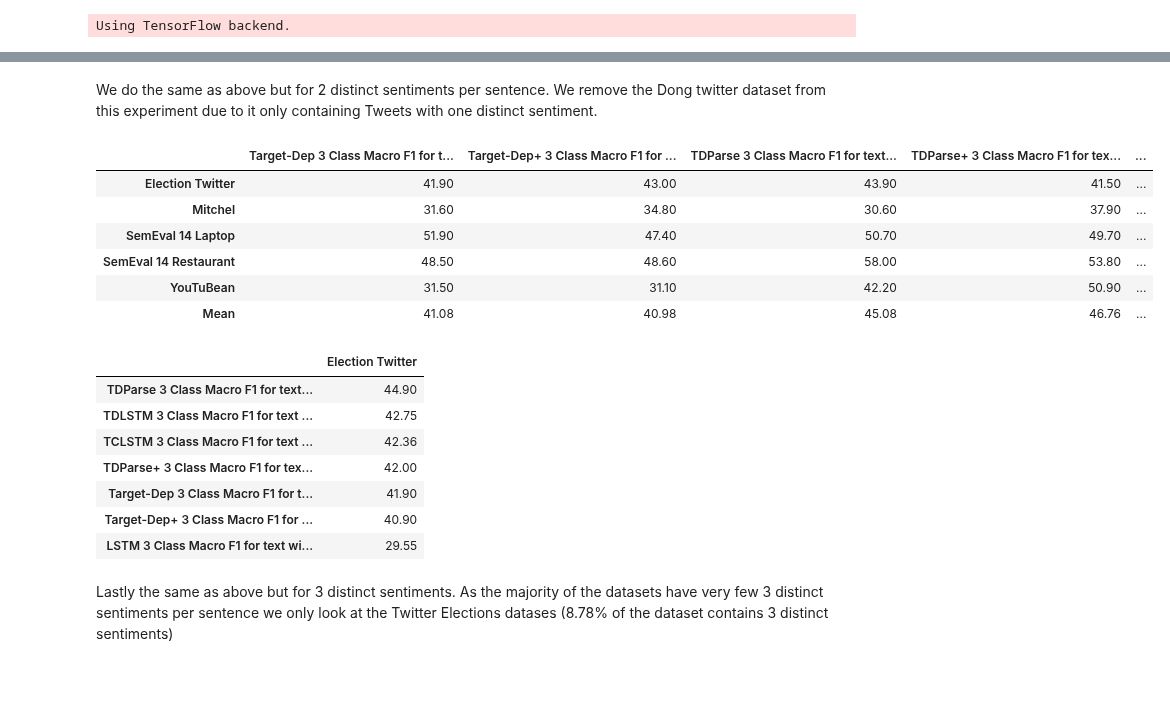
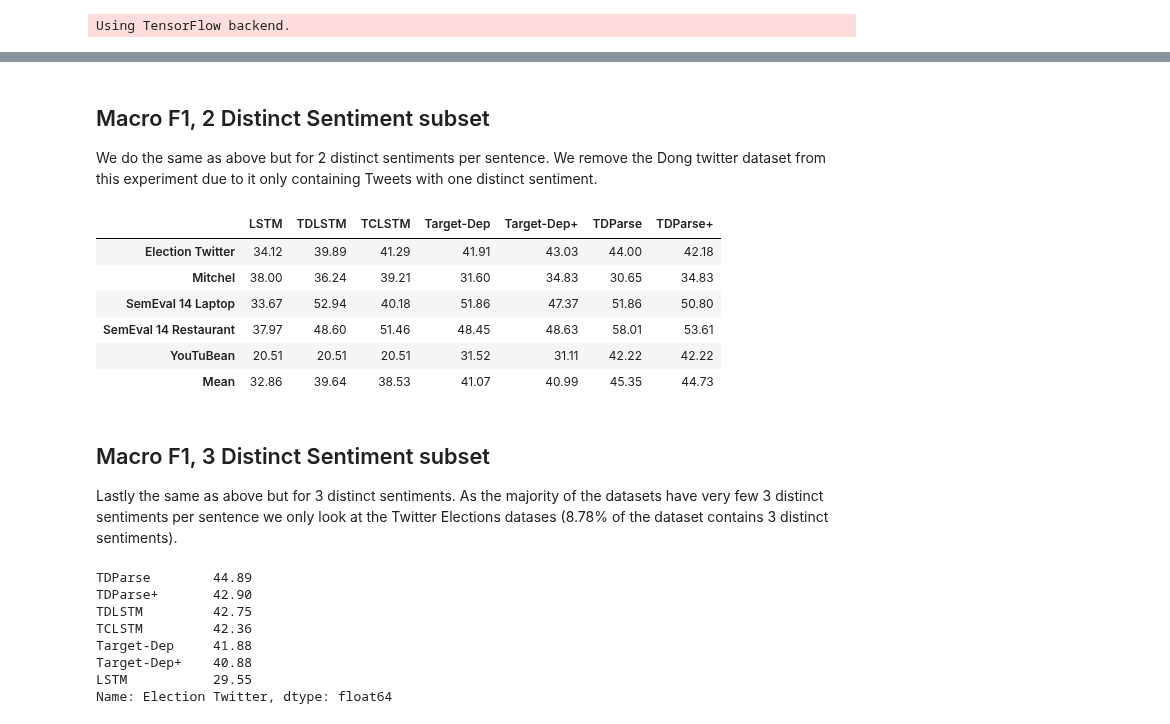
Before and after one commit to apmoore1/Bella, a Jupyter notebook: notebooks/Mass Evaluation Result Analysis.ipynb, the cells around one changed output, grey strips where cells are left out. Drawn from its saved outputs; the diff is of its cells as text; code cells hidden in the pictures; blank space fills up the shorter version.

```diff
--- a/notebooks/Mass Evaluation Result Analysis.ipynb
+++ b/notebooks/Mass Evaluation Result Analysis.ipynb
@@ -208,42 +135,40 @@ pd.concat((one_dist_sent, lstm_one_dist_sent), 1).round(2)
 # %% [markdown]
+## Macro F1, 2 Distinct Sentiment subset
+
 We do the same as above but for 2 distinct sentiments per sentence. We remove the Dong twitter dataset from this experiment due to it only containing Tweets with one distinct sentiment.
 # %%
-two_dist_sent = extract_columns(model_result_fp, ['3 Class Macro F1 for text with 2 distinct sentiments'])
-two_dist_sent = add_mean(two_dist_sent)
-lstm_two_dist_sent = evaluate_datasets(distinct_sentiment_metrics, dataset_test, all_results, custom_metric=True,
-                                       distinct_sentiments=2, metric_func=f1_score,
-                                       metric_kwargs={'average': 'macro'})
-lstm_two_dist_sent = to_dataframe(lstm_two_dist_sent, '3 Class Macro F1 for text with 2 distinct sentiments')
-two_dist_sent = pd.concat((two_dist_sent, lstm_two_dist_sent), 1).round(2)
+two_dist_sent = evaluation.evaluate_models(distinct_sentiment_metrics, dataset_test,
+                                           all_results, custom_metric=True,
+                                           dataframe=True, distinct_sentiments=2,
+                                           metric_func=f1_score, average='macro')
 two_dist_sent = two_dist_sent.drop('Dong Twitter')
 two_dist_sent = two_dist_sent.drop('Mean')
 two_dist_mean = pd.Series(two_dist_sent.mean(), name='Mean')
-two_dist_sent.append(two_dist_mean).round(2)
+(two_dist_sent.append(two_dist_mean) * 100).round(2)
 # %% [output]
-|  | Target-Dep 3 Class Macro F1 for t... | Target-Dep+ 3 Class Macro F1 for ... | TDParse 3 Class Macro F1 for text... | TDParse+ 3 Class Macro F1 for tex... | ... |
-| Election Twitter | 41.90 | 43.00 | 43.90 | 41.50 | ... |
-| Mitchel | 31.60 | 34.80 | 30.60 | 37.90 | ... |
-| SemEval 14 Laptop | 51.90 | 47.40 | 50.70 | 49.70 | ... |
-| SemEval 14 Restaurant | 48.50 | 48.60 | 58.00 | 53.80 | ... |
-| YouTuBean | 31.50 | 31.10 | 42.20 | 50.90 | ... |
-| Mean | 41.08 | 40.98 | 45.08 | 46.76 | ... |
+|  | LSTM | TDLSTM | TCLSTM | Target-Dep | Target-Dep+ | TDParse | TDParse+ |
+| Election Twitter | 34.12 | 39.89 | 41.29 | 41.91 | 43.03 | 44.00 | 42.18 |
+| Mitchel | 38.00 | 36.24 | 39.21 | 31.60 | 34.83 | 30.65 | 34.83 |
+| SemEval 14 Laptop | 33.67 | 52.94 | 40.18 | 51.86 | 47.37 | 51.86 | 50.80 |
+| SemEval 14 Restaurant | 37.97 | 48.60 | 51.46 | 48.45 | 48.63 | 58.01 | 53.61 |
+| YouTuBean | 20.51 | 20.51 | 20.51 | 31.52 | 31.11 | 42.22 | 42.22 |
+| Mean | 32.86 | 39.64 | 38.53 | 41.07 | 40.99 | 45.35 | 44.73 |
-# %%
-three_dist_sent = extract_columns(model_result_fp, ['3 Class Macro F1 for text with 3 distinct sentiments'])
-lstm_3_dist_sent = evaluate_datasets(distinct_sentiment_metrics, dataset_test, all_results, custom_metric=True,
-                                     distinct_sentiments=3, metric_func=f1_score,
-                                     metric_kwargs={'average': 'macro'})
-lstm_3_dist_sent = to_dataframe(lstm_3_dist_sent, '3 Class Macro F1 for text with 3 distinct sentiments')
-three_dist_sent = pd.concat((three_dist_sent, lstm_3_dist_sent), 1).round(2)
-three_dist_sent = pd.DataFrame(three_dist_sent.loc['Election Twitter'])
-three_dist_sent.sort_values('Election Twitter', ascending=False)
-# %% [output]
-|  | Election Twitter |
-| TDParse 3 Class Macro F1 for text... | 44.90 |
-| TDLSTM 3 Class Macro F1 for text ... | 42.75 |
-| TCLSTM 3 Class Macro F1 for text ... | 42.36 |
-| TDParse+ 3 Class Macro F1 for tex... | 42.00 |
-| Target-Dep 3 Class Macro F1 for t... | 41.90 |
-| Target-Dep+ 3 Class Macro F1 for ... | 40.90 |
-| LSTM 3 Class Macro F1 for text wi... | 29.55 |
 # %% [markdown]
-Lastly the same as above but for 3 distinct sentiments. As the majority of the datasets have very few 3 distinct sentiments per sentence we only look at the Twitter Elections datases (8.78% of the dataset contains 3 distinct sentiments)
+## Macro F1, 3 Distinct Sentiment subset
+
+Lastly the same as above but for 3 distinct sentiments. As the majority of the datasets have very few 3 distinct sentiments per sentence we only look at the Twitter Elections datases (8.78% of the dataset contains 3 distinct sentiments).
+# %%
+three_dist_sent = evaluation.evaluate_models(distinct_sentiment_metrics, dataset_test,
+                                             all_results, custom_metric=True,
+                                             dataframe=True, distinct_sentiments=3,
+                                             metric_func=f1_score, average='macro')
+(three_dist_sent.loc['Election Twitter'].sort_values(ascending=False) * 100).round(2)
+# %% [output]
+TDParse        44.89
+TDParse+       42.90
+TDLSTM         42.75
+TCLSTM         42.36
+Target-Dep     41.88
+Target-Dep+    40.88
+LSTM           29.55
+Name: Election Twitter, dtype: float64
```
Also changed, not shown: parts of 18 cells of this notebook, 8 other files.
